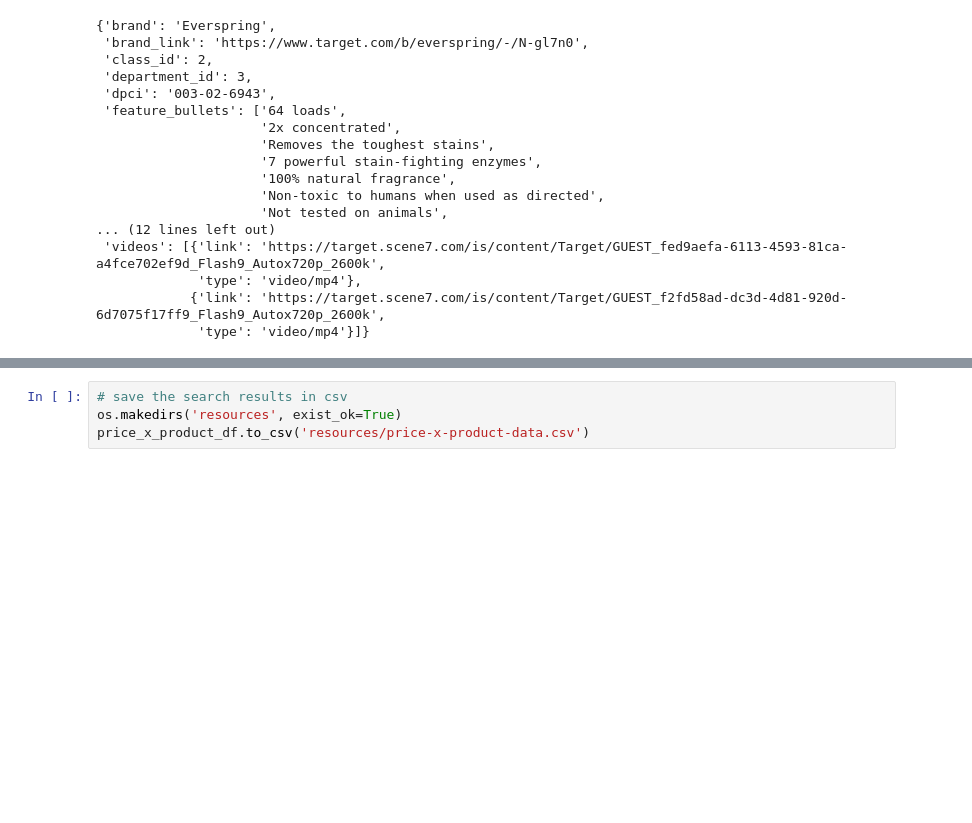
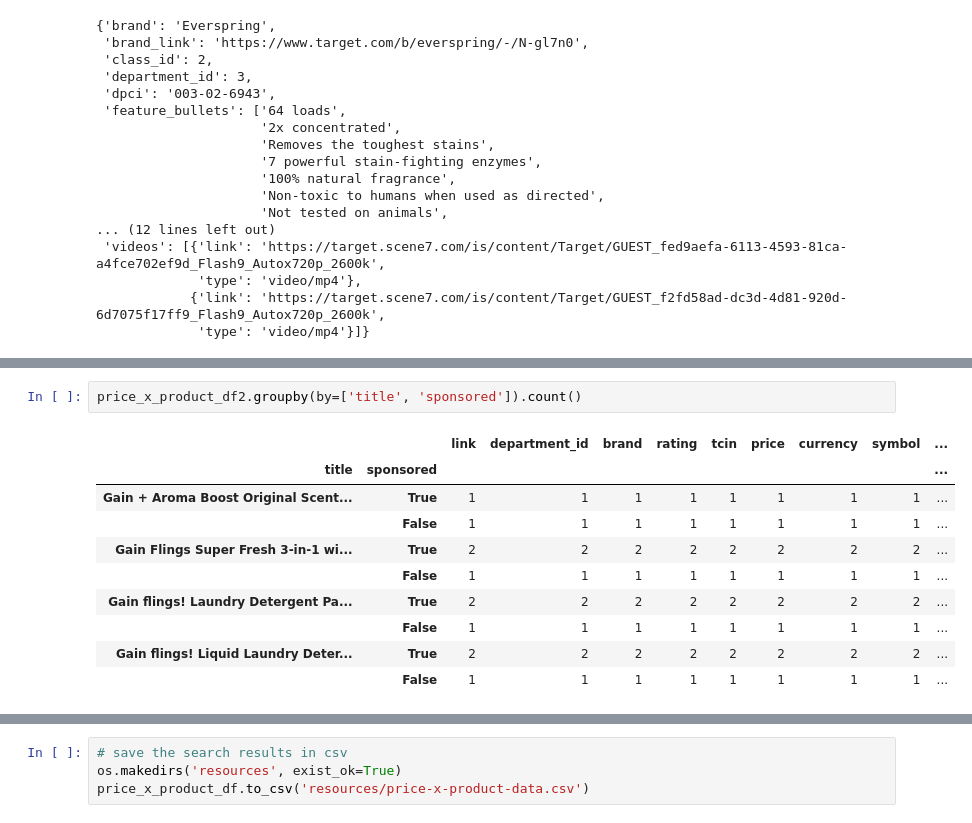
Before and after one commit to Annaolivia5/Target-price-analysis, a Jupyter notebook: Search_data_collection.ipynb, the cells around one changed output, grey strips where cells are left out. Cells and saved outputs as stored; diff of their text form; blank space fills up the shorter version.

```diff
--- a/Search_data_collection.ipynb
+++ b/Search_data_collection.ipynb
@@ -190,0 +222,13 @@ len(price_x_product_df)
+# %%
+price_x_product_df2.groupby(by=['title', 'sponsored']).count()
+# %% [output]
+|  |  | link | department_id | brand | rating | tcin | price | currency | symbol | ... |
+| title | sponsored |  |  |  |  |  |  |  |  | ... |
+| Gain + Aroma Boost Original Scent... | True | 1 | 1 | 1 | 1 | 1 | 1 | 1 | 1 | ... |
+|  | False | 1 | 1 | 1 | 1 | 1 | 1 | 1 | 1 | ... |
+| Gain Flings Super Fresh 3-in-1 wi... | True | 2 | 2 | 2 | 2 | 2 | 2 | 2 | 2 | ... |
+|  | False | 1 | 1 | 1 | 1 | 1 | 1 | 1 | 1 | ... |
+| Gain flings! Laundry Detergent Pa... | True | 2 | 2 | 2 | 2 | 2 | 2 | 2 | 2 | ... |
+|  | False | 1 | 1 | 1 | 1 | 1 | 1 | 1 | 1 | ... |
+| Gain flings! Liquid Laundry Deter... | True | 2 | 2 | 2 | 2 | 2 | 2 | 2 | 2 | ... |
+|  | False | 1 | 1 | 1 | 1 | 1 | 1 | 1 | 1 | ... |
```
Also changed, not shown: parts of 6 cells of this notebook, 3 other files.
